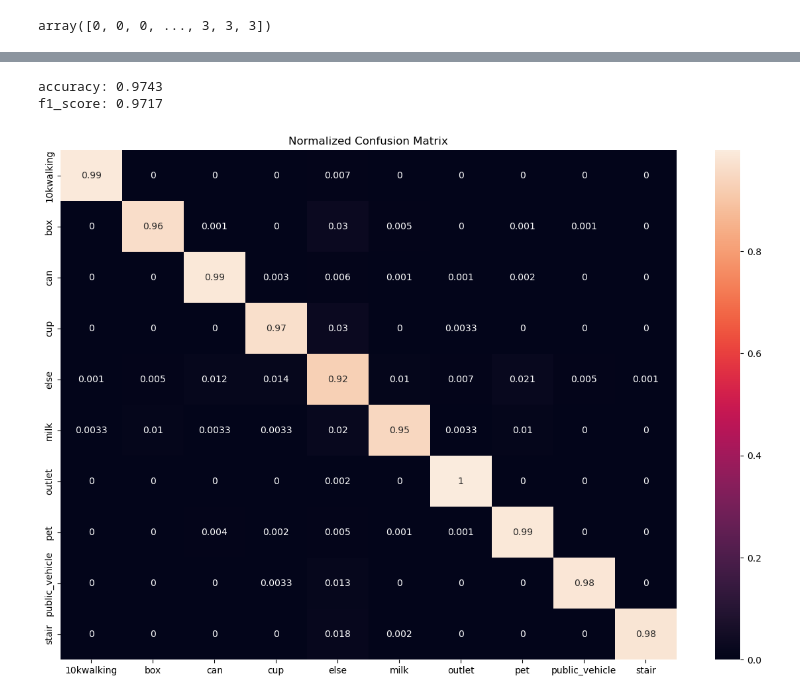
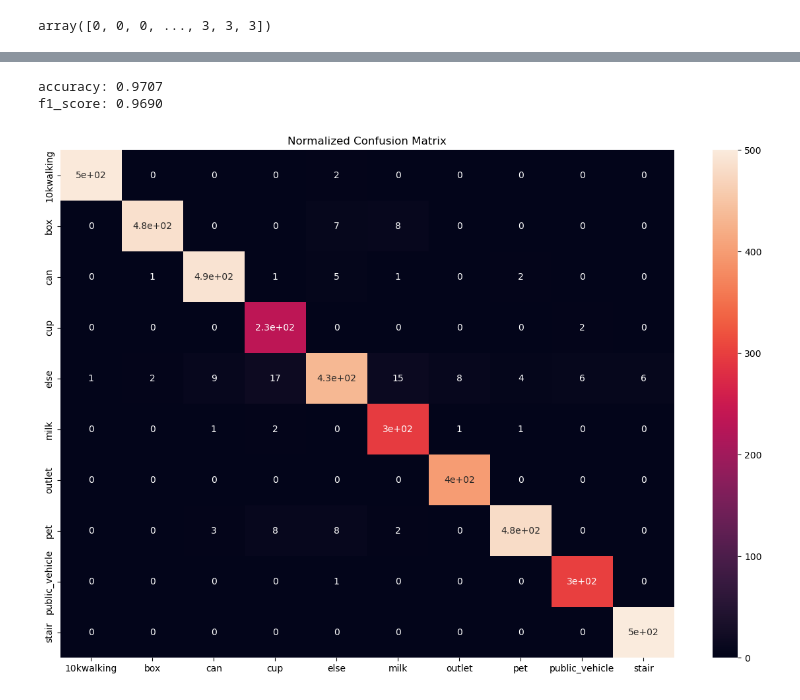
Before and after one commit to hojunking/Carbon-Reduction-Classifier, a Jupyter notebook: model01_jupyter.ipynb, the cells around one changed output, grey strips where cells are left out. Cells and saved outputs as stored; diff of their text form; code cells hidden in the pictures.

```diff
--- a/model01_jupyter.ipynb
+++ b/model01_jupyter.ipynb
@@ -663,4 +578,0 @@ test['label'] = le.fit_transform(test['label'].values)
-# %%
-model_name = 'inception_resnet_v2'
-model_dir = model_name + '/inception_resnet_v2_2'
-%run inference.ipynb
@@ -666,0 +594,29 @@ model_dir = model_name + '/inception_resnet_v2_2'
+# %%
+model = ForcepImgClassifier(CFG['model'], test.label.nunique(), pretrained=True)
+load_model = model_dir +'/' + CFG['model']+'_0'
+test_dir = test.dir.values
+
+tst_ds = ColonDataset(test, test_dir, transform=transform_test, output_label=False)
+tst_loader = torch.utils.data.DataLoader(
+    tst_ds,
+    batch_size=CFG['train_bs'],
+    num_workers=CFG['num_workers'],
+    shuffle=False,
+    pin_memory=True
+)
+
+if torch.cuda.device_count() > 1:
+        model = nn.DataParallel(model)
+model.to(device)
+
+################## get inference #####################
+predictions = []
+model.load_state_dict(torch.load(load_model))
+with torch.no_grad():
+    predictions += [inference(model, tst_loader, device)]
+
+
+#tst_preds = inference_one_epoch(model, tst_loader, device)
+predictions = np.mean(predictions, axis=0)
+test['pred'] = np.argmax(predictions, axis=1)
+#test['confidence score'] =np.max(predictions, axis=1)
@@ -667,25 +643,26 @@ model_dir = model_name + '/inception_resnet_v2_2'
 # %%
+import seaborn as sns
+
 test_acc = np.sum(test.label == test.pred) / len(test)
 test_matrix = confusion_matrix(test['label'], test['pred'])
 epoch_f1 = f1_score(test['label'], test['pred'], average='macro')
-
 print(f'accuracy: {test_acc:.4f}')
 print(f'f1_score: {epoch_f1:.4f}')
-import seaborn as sns
 
-test_matrix = confusion_matrix(test['label'], test['pred'], normalize='true')
-test['label'] = le.inverse_transform(test['label'].values)
+#test_matrix = confusion_matrix(test['label'], test['pred'], normalize='true')
+test_matrix = confusion_matrix(test['label'], test['pred'])
+
 plt.figure(figsize = (15,10))
 sns.heatmap(test_matrix,
             annot=True,
             xticklabels = sorted(set(test['label'])),
             yticklabels = sorted(set(test['label'])),
             )
 plt.title('Normalized Confusion Matrix')
 plt.show()
 
 #print(f'confusion_matrix \n-------------------------\n {test_matrix}')
 # %% [output]
-accuracy: 0.9743
-f1_score: 0.9717
+accuracy: 0.9707
+f1_score: 0.9690
-[figure, old version]
+[figure, new version]
```
Also changed, not shown: parts of 21 cells of this notebook, 2 other files.
